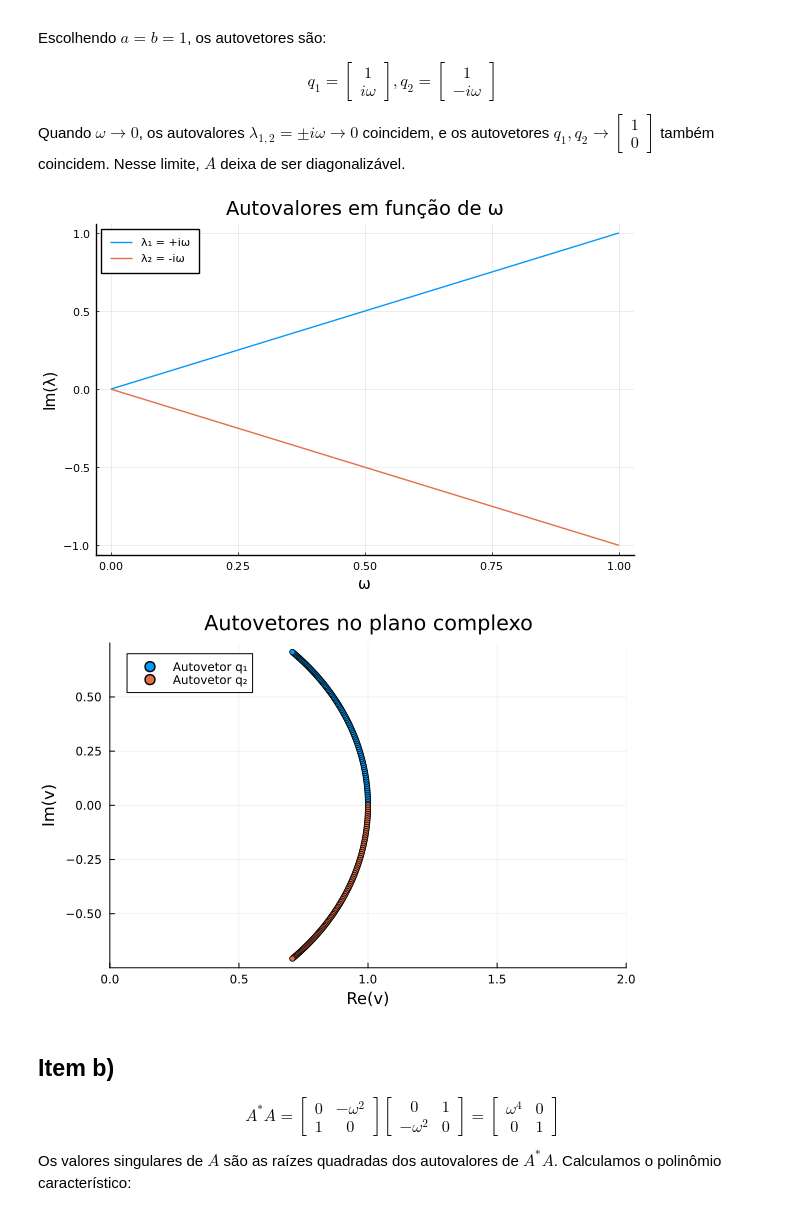
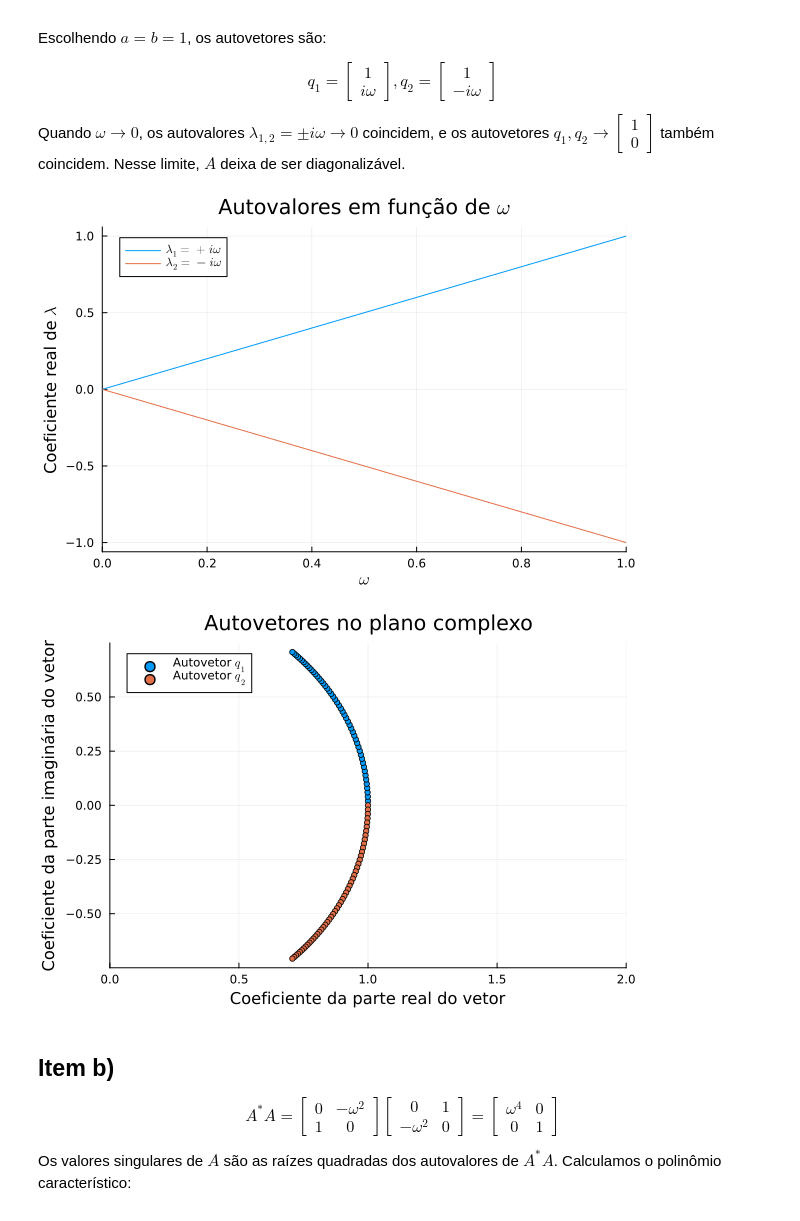
Before and after one commit to ninotica/aln-projeto-04, a Jupyter notebook: Projeto-04-pedro-nina.ipynb, the cells around one changed output. Saved outputs shown, nothing was run; the diff lists cells and outputs as text; code cells hidden in the pictures.

```diff
--- a/Projeto-04-pedro-nina.ipynb
+++ b/Projeto-04-pedro-nina.ipynb
@@ -533,44 +533,45 @@ for omega in omega_vals
 
     evls = eigvals(A)
     evts = eigvecs(A)
 
     push!(egvln, evls[1])
     push!(egvlp, evls[2])
     push!(egvtn, evts[:, 1])
     push!(egvtp, evts[:, 2])
 end
 
 xs_p = [v[1] for v in egvtp]
 ys_p = [v[2] for v in egvtp]
 xs_n = [v[1] for v in egvtn]
 ys_n = [v[2] for v in egvtn]
 
 p1 = plot(omega_vals, imag.(egvlp),
-    label = "λ₁ = +iω",
-    xlabel = "ω",
-    ylabel = "Im(λ)",
-    title = "Autovalores em função de ω",
+    label = "\$\\lambda_1 = +i\\omega\$",
+    xlabel = "\$\\omega\$",
+    ylabel = "Coeficiente real de \$\\lambda\$",
+    title = "Autovalores em função de \$\\omega\$",
     legend = :topleft)
 plot!(p1, omega_vals, imag.(egvln),
-    label = "λ₂ = -iω")
+    label = "\$\\lambda_2 = -i\\omega\$")
+xlims!(p1, (0, 1))
 
 p2 = scatter(real.(xs_p), imag.(ys_p),
-    label = "Autovetor q₁",
-    xlabel = "Re(v)",
-    ylabel = "Im(v)",
+    label = "Autovetor \$q_1\$",
+    xlabel = "Coeficiente da parte real do vetor",
+    ylabel = "Coeficiente da parte imaginária do vetor",
     title = "Autovetores no plano complexo",
     legend = :topleft,
     markersize = 3)
 scatter!(p2, real.(xs_n), imag.(ys_n),
-    label = "Autovetor q₂",
+    label = "Autovetor \$q_2\$",
     markersize = 3)
 xlims!(p2, (0, 2))
 
 display(p1)
 display(p2)
 # %% [output]
-[figure, old version]
+[figure, new version]
-[figure, old version]
+[figure, new version]
 # %% [markdown]
 ## Item b)
 
```
Also changed, not shown: parts of 3 cells of this notebook.
